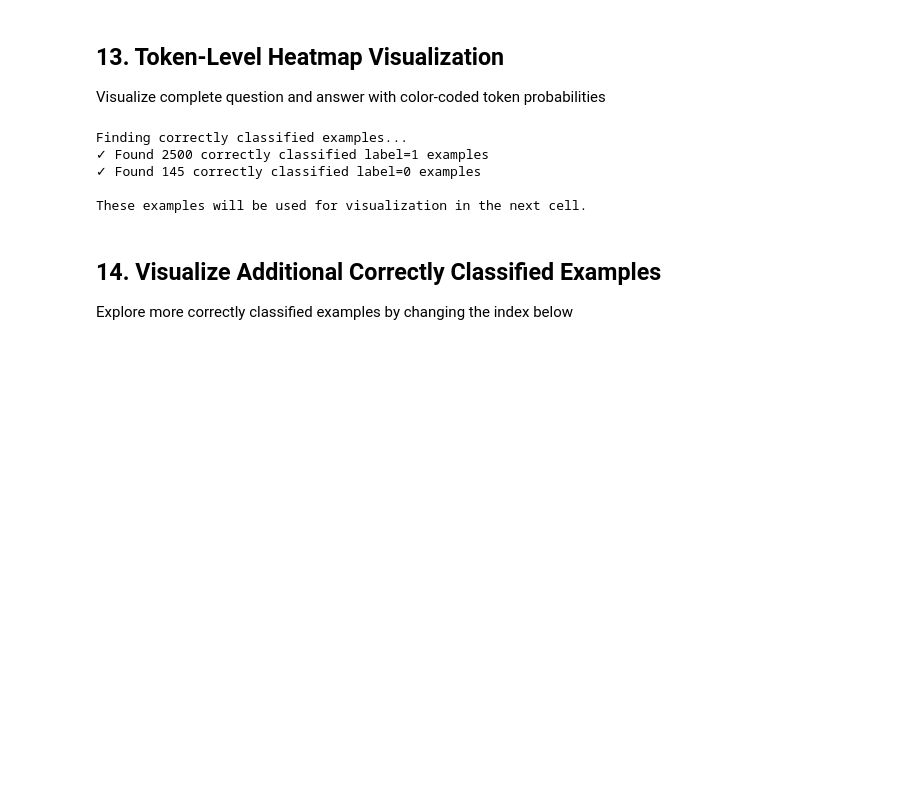
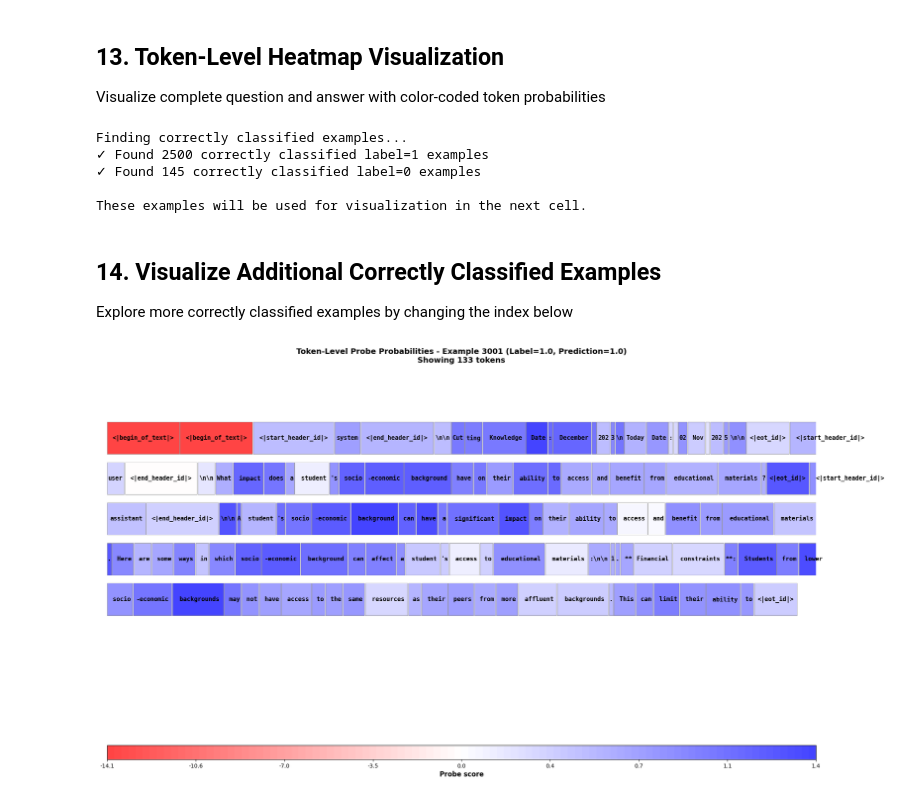
Before and after one commit to SamDower/LASR-probe-gen, a Jupyter notebook: notebooks/FeatureVisualization.ipynb, the cells around one changed output. Cells and saved outputs as stored; diff of their text form; code cells hidden in the pictures; blank space fills up the shorter version.

```diff
--- a/notebooks/FeatureVisualization.ipynb
+++ b/notebooks/FeatureVisualization.ipynb
@@ -82,9 +74,8 @@ probe_weights, probe_bias = extract_probe_weights(probe)
 
 This cell shows how to compute and visualize probe scores for both the question and answer together
 # %%
-from probe_gen.gen_data.utils import format_prompts_from_pairs, _prepare_batch_inputs, get_pad_token
-
-# IMPROVED: Show probe scores for both question AND answer
+from probe_gen.gen_data.utils import get_pad_token
+from probe_gen.standard_experiments.token_heatmaps import get_probe_scores_and_tokens
 from transformers import AutoTokenizer
 
 model_name = "meta-llama/Llama-3.2-3B-Instruct"
@@ -92,36 +83,13 @@ tokenizer = AutoTokenizer.from_pretrained(model_name)
 tokenizer.padding_side = "left"
 tokenizer.pad_token = get_pad_token(model_name, tokenizer)
 
-
-example_idx = 0
-
-inputs = json.loads(responses_df.iloc[example_idx]["inputs"])
-human = inputs[0]["content"]
-assistant = inputs[1]["content"]
-formatted_pairs = format_prompts_from_pairs(tokenizer, [human], [assistant]) # List of strings
-
-inputs = tokenizer(
-    formatted_pairs,
-    return_tensors="pt",
-    padding="longest",
-    truncation=True,
-    max_length=None,
-)
-
-# Convert the tensor of IDs back to readable token strings
-tokens = tokenizer.convert_ids_to_tokens(inputs["input_ids"][0])
-print(len(tokens))
+scores, tokens = get_probe_scores_and_tokens(tokenizer, 0, responses_df, activations_tensor, probe)
 
 print(f"{'='*90}")
 print(f"PROBE SCORES FOR QUESTION + ANSWER ({len(tokens)} tokens)")
 print(f"{'='*90}\n")
 
-print(attention_mask[example_idx].sum())
-
 # For each token, get the probe score:
-for i, (token, activation) in enumerate(zip(tokens, activations_tensor[example_idx][:len(tokens)])):
-    probe_score = np.dot(activation.numpy(), probe_weights) + probe_bias
-
-    # Mark whether this is in the question or answer
-    print(f"Token {i:3d}: {token:25s} -> Probe score: {probe_score:7.3f}")
+for i, (score, token) in enumerate(zip(scores, tokens)):
+    print(f"Token {i:3d}: {token:25s} -> Probe score: {score:7.3f}")
 # %% [output]
@@ -506,3 +551,16 @@ Explore more correctly classified examples by changing the index below
+# %%
+# from probe_gen.standard_experiments.token_heatmaps import visualize_token_heatmap
+
+visualize_token_heatmap(
+    tokenizer,
+    3001,
+    responses_df,
+    activations_tensor,
+    probe,
+    labels_tensor,
+)
+# %% [output]
+[figure, added]
 # %%
 # Visualize multiple correctly classified examples
 # Change num_examples_per_label to show more or fewer examples
```
Also changed, not shown: parts of 10 cells of this notebook, 1 other file.
